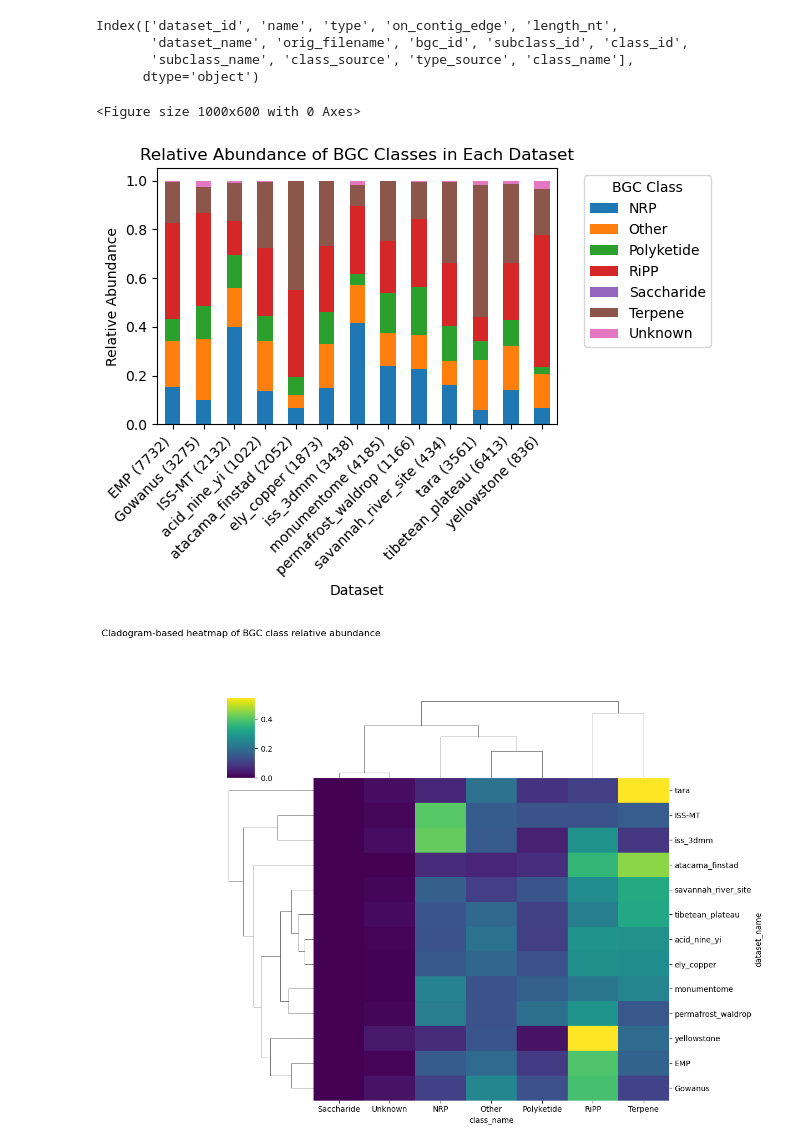
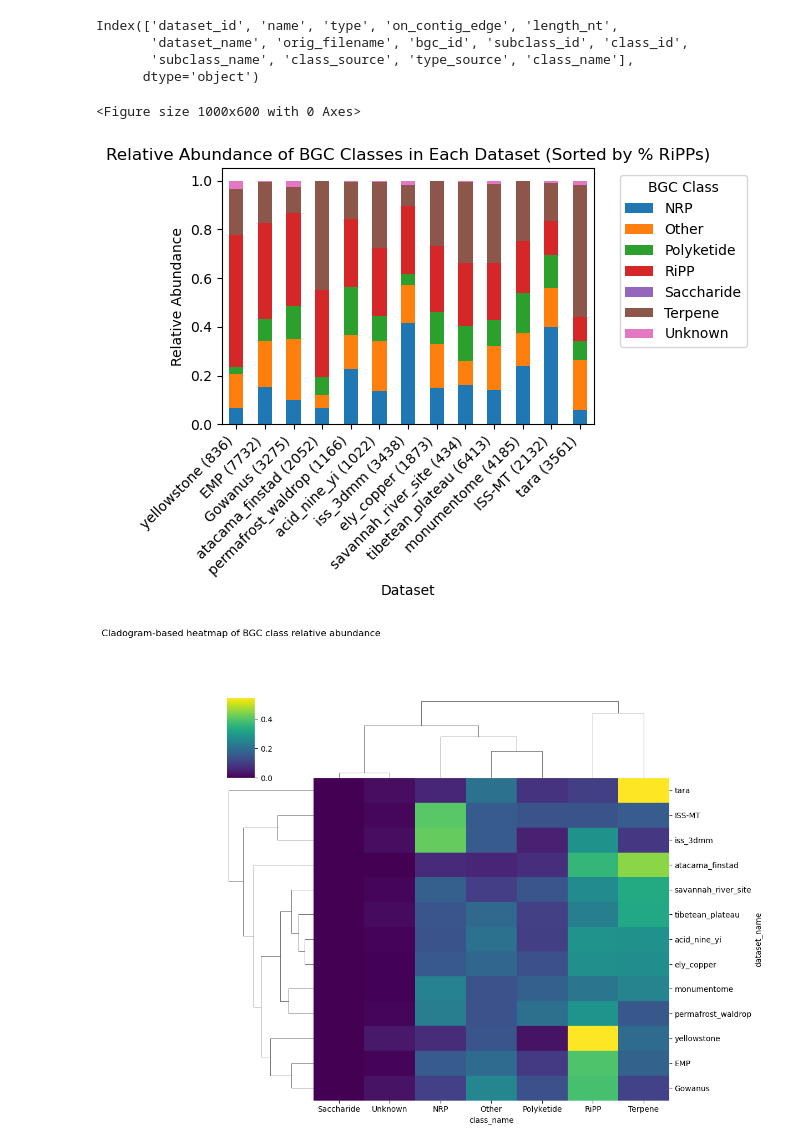
Before and after one commit to Chandrima-04/bgc_helper_Scripts, a Jupyter notebook: bigslice_csv.ipynb, the cells around one changed output. Cells and saved outputs as stored; diff of their text form; code cells hidden in the pictures.

```diff
--- a/bigslice_csv.ipynb
+++ b/bigslice_csv.ipynb
@@ -147,29 +147,33 @@ Index(['dataset_id', 'name', 'type', 'on_contig_edge', 'length_nt',
 # %%
 # for each dataset, create a relative abundance based on count of class_name and plot it as a bar plot
 
 # Calculate relative abundance for each dataset
 rel_abundance = bgc_class_dataset.groupby(['dataset_name', 'class_name']).size().unstack()
 rel_abundance = rel_abundance.div(rel_abundance.sum(axis=1), axis=0)
 
+# Sort by % of RiPPs (descending)
+ripp_pct = rel_abundance.get('RiPP', 0)  # Get RiPP column, default to 0 if not present
+rel_abundance = rel_abundance.loc[ripp_pct.sort_values(ascending=False).index]
+
 # Plot relative abundance
 plt.figure(figsize=(10, 6))
 ax = rel_abundance.plot(kind='bar', stacked=True)
 plt.xlabel('Dataset')
 plt.ylabel('Relative Abundance')
-plt.title('Relative Abundance of BGC Classes in Each Dataset')
+plt.title('Relative Abundance of BGC Classes in Each Dataset (Sorted by % RiPPs)')
 
 # Move legend to the side (outside the plot)
 plt.legend(title='BGC Class', bbox_to_anchor=(1.05, 1), loc='upper left')
 
 # Add number of BGCs per dataset to x-axis labels, e.g. EMP (3000), Gowanus (5000)
 bgc_counts = bgc_class_dataset.groupby('dataset_name').size()
 new_labels = [f"{ds} ({bgc_counts.get(ds, 0)})" for ds in rel_abundance.index]
 ax.set_xticklabels(new_labels, rotation=45, ha='right')
 
 plt.tight_layout()
 # %% [output]
 <Figure size 1000x600 with 0 Axes>
-[figure, old version]
+[figure, new version]
 # %%
 # Cladogram-based heatmap of BGC class relative abundance (separate from bar plot)
 
```
Also changed, not shown: parts of 1 cell of this notebook, 9 other files.
